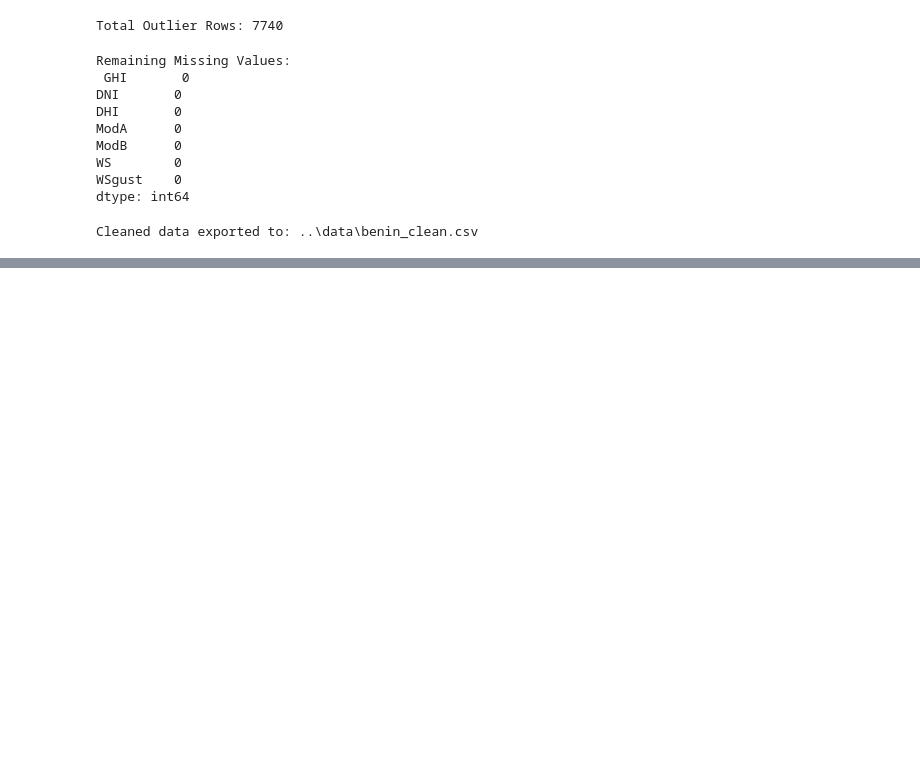
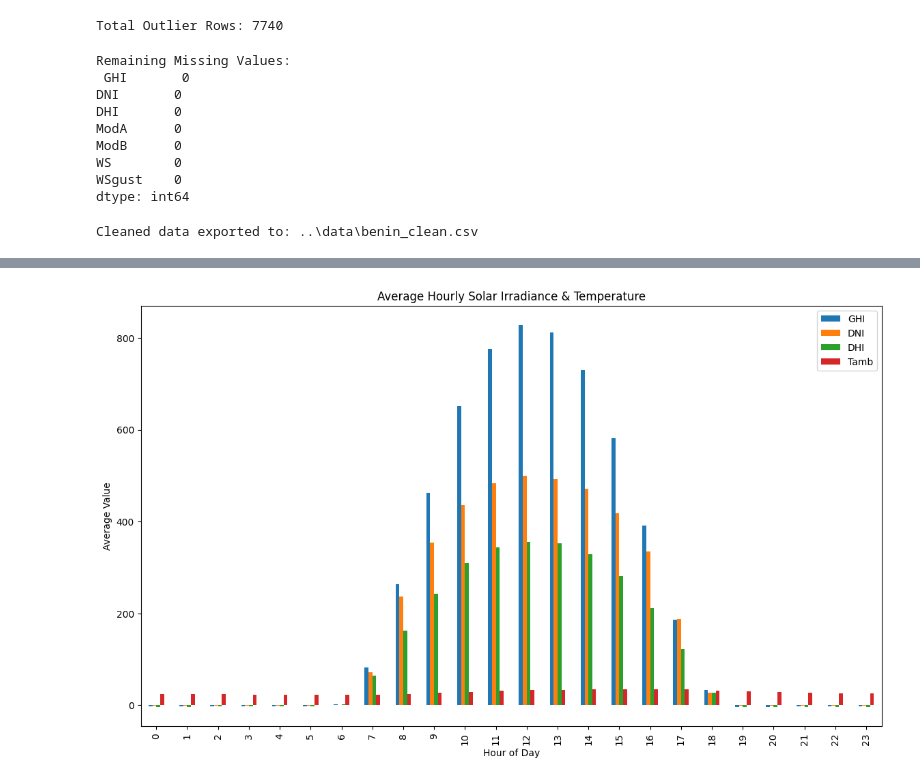
Before and after one commit to MulatYazew/solar-challenge-week1, a Jupyter notebook: Notebook/benin-eda.ipynb, the cells around one changed output, grey strips where cells are left out. Cells and saved outputs as stored; diff of their text form; code cells hidden in the pictures; blank space fills up the shorter version.

```diff
--- a/Notebook/benin-eda.ipynb
+++ b/Notebook/benin-eda.ipynb
@@ -103,0 +136,11 @@ Cleaned data exported to: ..\data\benin_clean.csv
+# %%
+# Hourly average (aggregated across all days)
+hourly_avg = df.groupby(df.index.hour).mean()
+
+hourly_avg[['GHI', 'DNI', 'DHI', 'Tamb']].plot(kind='bar', figsize=(14, 8))
+plt.title('Average Hourly Solar Irradiance & Temperature')
+plt.xlabel('Hour of Day')
+plt.ylabel('Average Value')
+plt.show()
+# %% [output]
+[figure, added]
```
Also changed, not shown: parts of 2 cells of this notebook, 1 other file.
